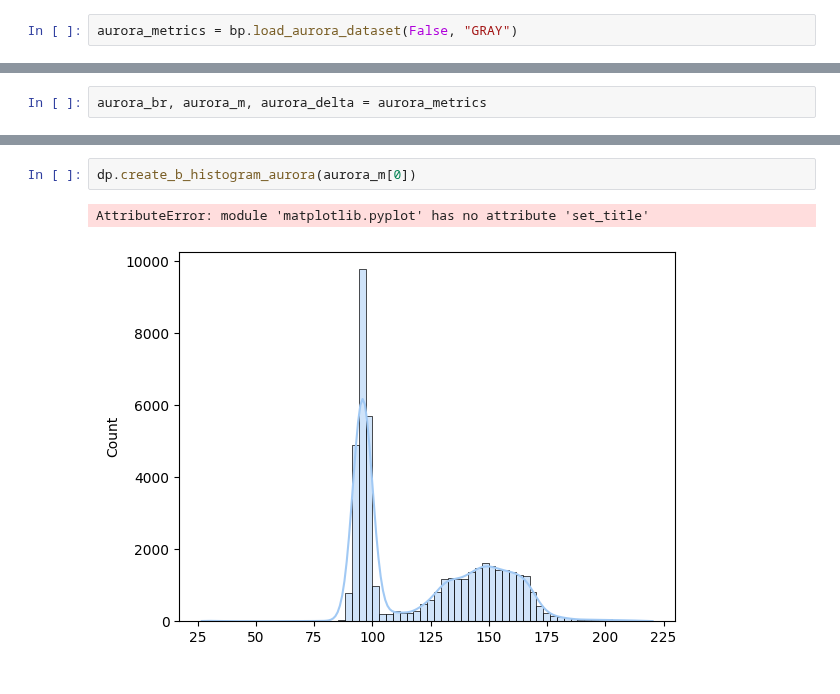
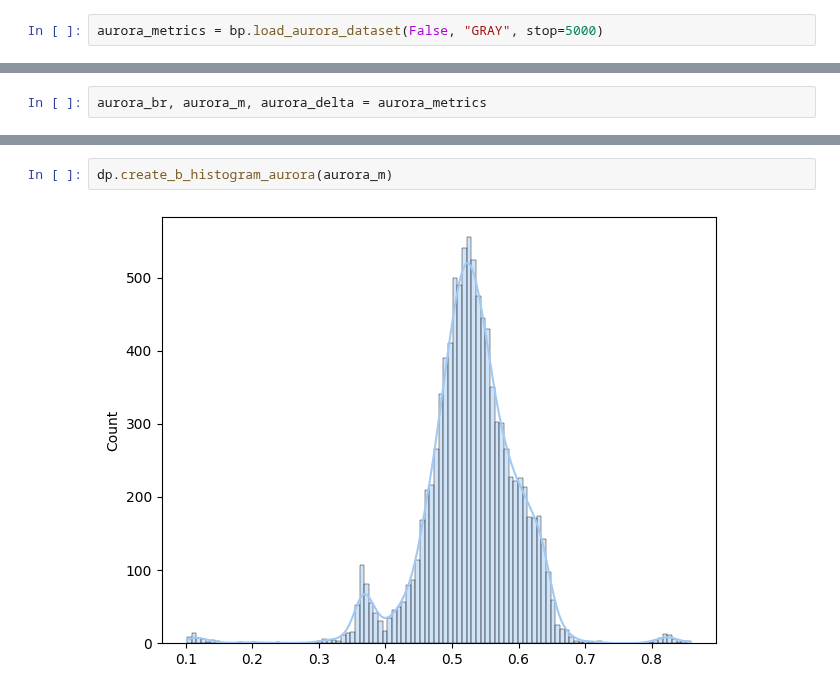
Before and after one commit to tobsthetobs/bsc-dataset-metrics, a Jupyter notebook: brightness_metric_deployed_datasets.ipynb, the cells around one changed output, grey strips where cells are left out. Drawn from its saved outputs; the diff is of its cells as text.

```diff
--- a/brightness_metric_deployed_datasets.ipynb
+++ b/brightness_metric_deployed_datasets.ipynb
@@ -68,5 +70,5 @@ Dataset can be found at: [AURORA](https://ieee-dataport.org/open-access/aurora-m
 # %%
-aurora_metrics = bp.load_aurora_dataset(False, "GRAY")
+aurora_metrics = bp.load_aurora_dataset(False, "GRAY", stop=5000)
 # %% [output]
 100
 200
@@ -95,5 +96,4 @@ AttributeError: module 'matplotlib.pyplot' has no attribute 'set_title'
 # %%
-dp.create_b_histogram_aurora(aurora_m[0])
+dp.create_b_histogram_aurora(aurora_m)
 # %% [output]
-AttributeError: module 'matplotlib.pyplot' has no attribute 'set_title'
-[figure, old version]
+[figure, new version]
```
Also changed, not shown: parts of 3 cells of this notebook, 1 other file.
